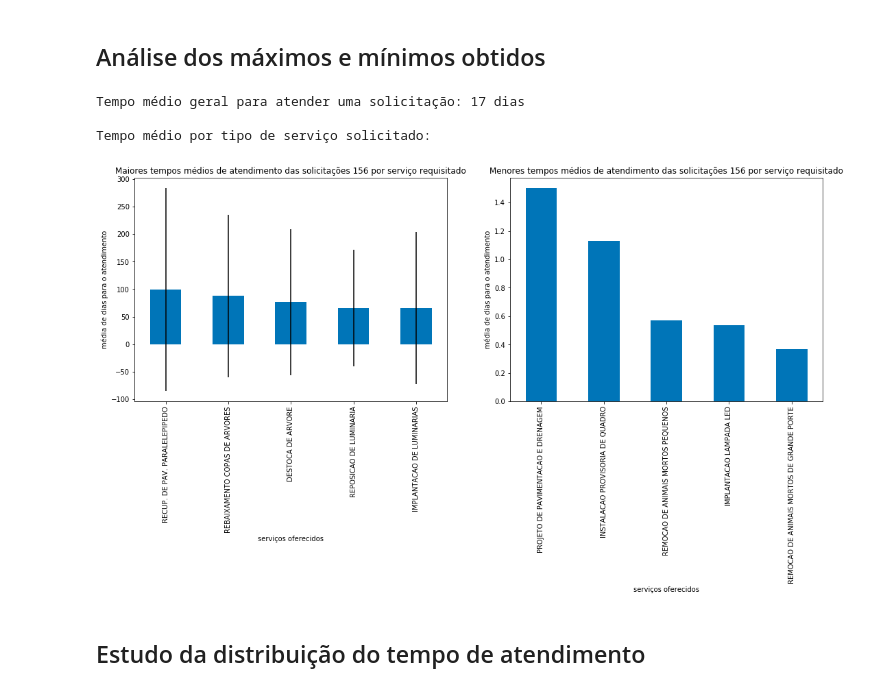
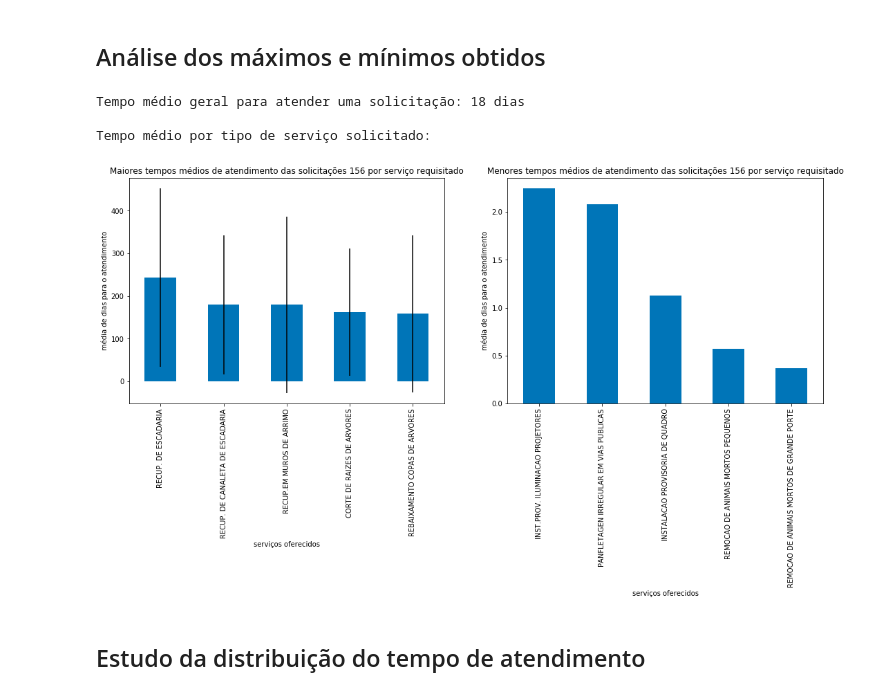
Before and after one commit to if1015-datascience-ufpe/2018-2-projeto-randomic, a Jupyter notebook: notebooks/hypotheses/hypothese 3 - tempo médio de atendimento.ipynb, the cells around one changed output. Cells and saved outputs as stored; diff of their text form; code cells hidden in the pictures.

```diff
--- a/notebooks/hypotheses/hypothese 3 - tempo médio de atendimento.ipynb
+++ b/notebooks/hypotheses/hypothese 3 - tempo médio de atendimento.ipynb
@@ -24,6 +24,7 @@ df.head()
 # %% [markdown]
 ### Processando intervalos de tempo e agrupamento de dados
 # %%
+df = df[df['SITUACAO'] == 'ATENDIDA']
 df['INTERVALO'] = df['DATA_ULT_SITUACAO'] - df['DATA_DEMANDA']
 df['INTERVALO'] = df['INTERVALO'].apply(lambda x: x.days)
 group_df = df.groupby('SERVICO_DESCRICAO')[['INTERVALO']]
@@ -164,36 +168,36 @@ group_sorted_nozero = group_sorted[group_sorted['mean'] != 0]
 fig, axes = plt.subplots(nrows=1, ncols=2)
 # plt.subplots_adjust(hspace=2)
 
 axis = group_sorted_nozero.iloc[:5,:].plot.bar(
     x=None,
     ax=axes[0],
     yerr = group_sorted['std'][:5],
     y='mean',
     figsize=(18, 12),
     legend=False,
     color=(0, 0.46, 0.72),
     title='Maiores tempos médios de atendimento das solicitações 156 por serviço requisitado')
 axis.set_ylabel('média de dias para o atendimento')
 axis.set_xlabel('serviços oferecidos')
 
-axis = group_sorted_nozero.iloc[-5:,:].plot.bar(
+axis = group_sorted_nozero.iloc[-9:-4,:].plot.bar(
     x=None,
     ax=axes[1],
     yerr = group_sorted['std'][-5:],
     y='mean',
     figsize=(18, 6),
     color=(0, 0.46, 0.72),
     legend=False,
     title='Menores tempos médios de atendimento das solicitações 156 por serviço requisitado')
 axis.set_ylabel('média de dias para o atendimento')
 axis.set_xlabel('serviços oferecidos')
 
 print('\nTempo médio por tipo de serviço solicitado:')
 # %% [output]
-Tempo médio geral para atender uma solicitação: 17 dias
+Tempo médio geral para atender uma solicitação: 18 dias
 
 Tempo médio por tipo de serviço solicitado:
-[figure, old version]
+[figure, new version]
 # %% [markdown]
 ## Estudo da distribuição do tempo de atendimento
 # %%
```
Also changed, not shown: parts of 7 cells of this notebook, 1 other file.
